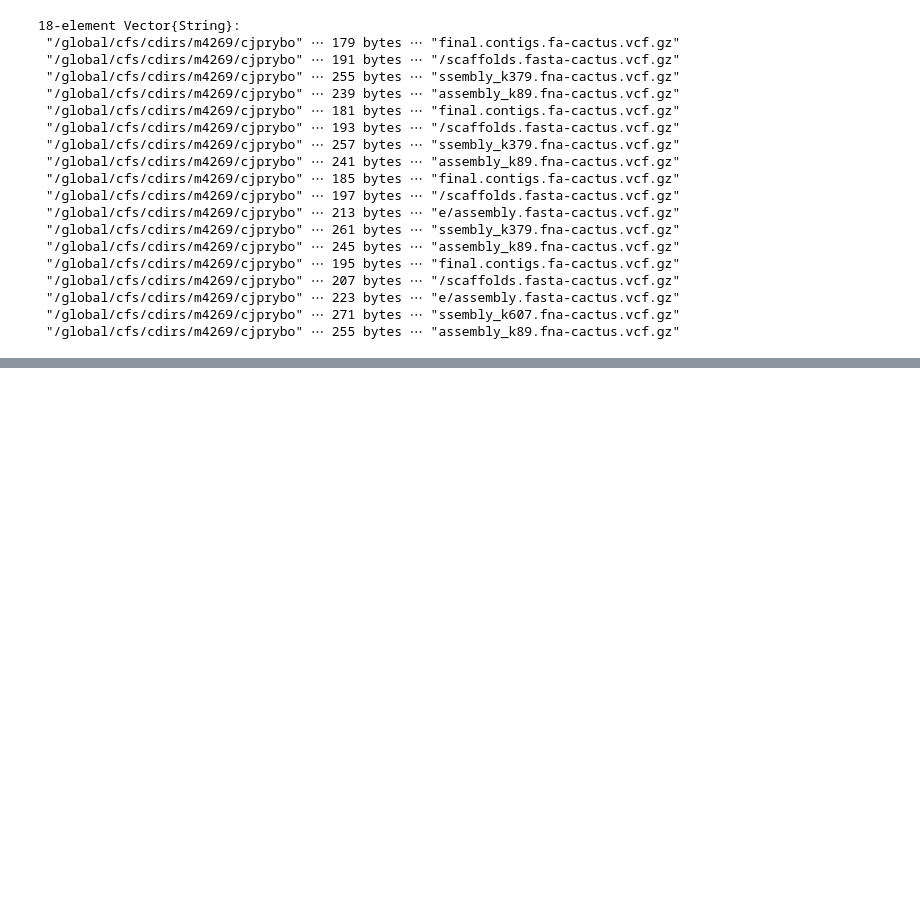
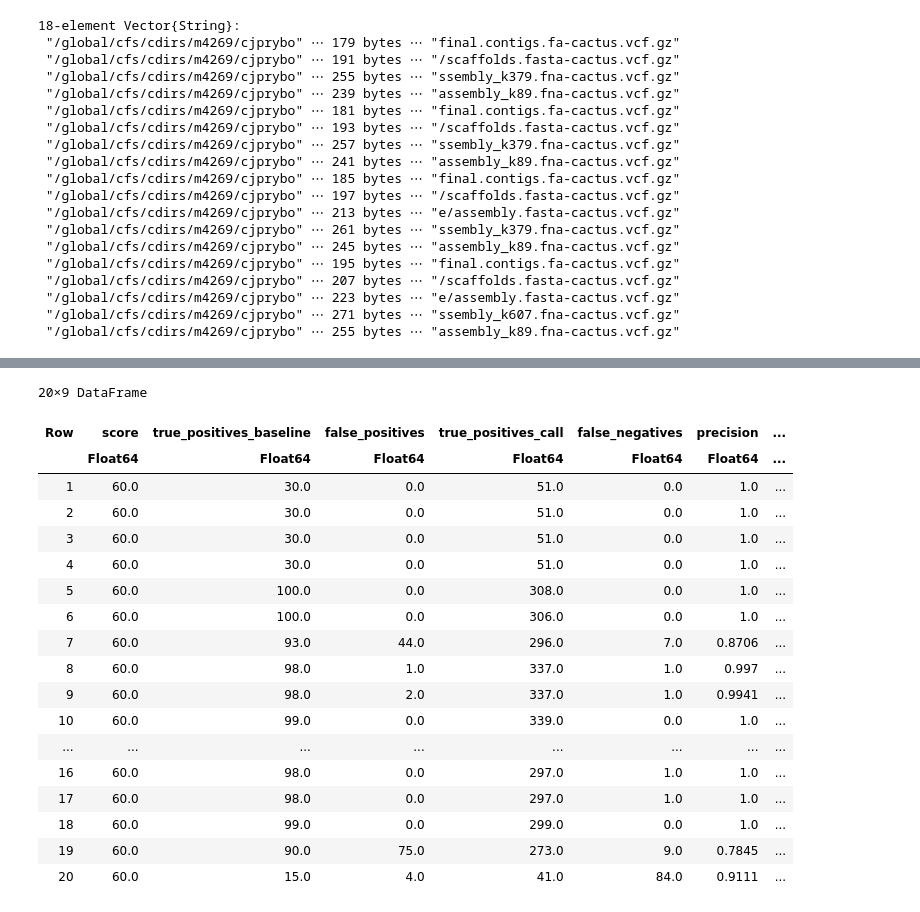
Before and after one commit to cjprybol/Mycelia, a Jupyter notebook: projects/variant-calling-benchmarking/notebooks/20240504.assembly-qc.ipynb, the cells around one changed output, grey strips where cells are left out. Cells and saved outputs as stored; diff of their text form; code cells hidden in the pictures; blank space fills up the shorter version.

Commit message:
end-to-end variant calling precision recall

```diff
--- a/projects/variant-calling-benchmarking/notebooks/20240504.assembly-qc.ipynb
+++ b/projects/variant-calling-benchmarking/notebooks/20240504.assembly-qc.ipynb
@@ -33,3 +33,19 @@ import Mycelia
 └ @ /global/cfs/cdirs/m4269/cjprybol/Mycelia/Manifest.toml:0
 [ Info: Precompiling Mycelia [453d265d-8292-4a7b-a57c-dce3f9ae6acd]
 [ Info: Skipping precompilation since __precompile__(false). Importing Mycelia [453d265d-8292-4a7b-a57c-dce3f9ae6acd].
+# %%
+function parse_rtg_eval_output(f)
+    # import CodecZlib
+    flines = readlines(CodecZlib.GzipDecompressorStream(open(f)))
+    header_line = last(filter(fline -> occursin(r"^#", fline), flines))
+    header = lstrip.(split(header_line, "\t"), '#')
+    data_lines = filter(fline -> !occursin(r"^#", fline), flines)
+    if isempty(data_lines)
+        data = [Float64[] for i in 1:length(header)]
+    else
+        data, h = uCSV.read(IOBuffer(join(data_lines, '\n')), delim='\t')
+    end
+    # data = [[parse(Float64, x)] for x in split(last(flines), '\t')]
+    # @show data, header
+    DataFrames.DataFrame(data, header)
+end
@@ -812,0 +930,2 @@ No documentation found.
+# %%
+row = pangenomic_variant_call_accuracy_table[1, :]
@@ -812,0 +937,31 @@ No documentation found.
+# %%
+weighted_roc_table = DataFrames.DataFrame()
+for row in DataFrames.eachrow(pangenomic_variant_call_accuracy_table)
+    result_table = parse_rtg_eval_output(row["weighted_roc"])
+    if !isempty(result_table)
+        result_table[!, "weighted_roc"] .= row["weighted_roc"]
+        append!(weighted_roc_table, result_table)
+        # row = (weighted_roc = row["weighted_roc"], )
+    end
+end
+weighted_roc_table
+# %% [output]
+20×9 DataFrame
+| Row | score | true_positives_baseline | false_positives | true_positives_call | false_negatives | precision | ... |
+|  | Float64 | Float64 | Float64 | Float64 | Float64 | Float64 | ... |
+| 1 | 60.0 | 30.0 | 0.0 | 51.0 | 0.0 | 1.0 | ... |
+| 2 | 60.0 | 30.0 | 0.0 | 51.0 | 0.0 | 1.0 | ... |
+| 3 | 60.0 | 30.0 | 0.0 | 51.0 | 0.0 | 1.0 | ... |
+| 4 | 60.0 | 30.0 | 0.0 | 51.0 | 0.0 | 1.0 | ... |
+| 5 | 60.0 | 100.0 | 0.0 | 308.0 | 0.0 | 1.0 | ... |
+| 6 | 60.0 | 100.0 | 0.0 | 306.0 | 0.0 | 1.0 | ... |
+| 7 | 60.0 | 93.0 | 44.0 | 296.0 | 7.0 | 0.8706 | ... |
+| 8 | 60.0 | 98.0 | 1.0 | 337.0 | 1.0 | 0.997 | ... |
+| 9 | 60.0 | 98.0 | 2.0 | 337.0 | 1.0 | 0.9941 | ... |
+| 10 | 60.0 | 99.0 | 0.0 | 339.0 | 0.0 | 1.0 | ... |
+| ... | ... | ... | ... | ... | ... | ... | ... |
+| 16 | 60.0 | 98.0 | 0.0 | 297.0 | 1.0 | 1.0 | ... |
+| 17 | 60.0 | 98.0 | 0.0 | 297.0 | 1.0 | 1.0 | ... |
+| 18 | 60.0 | 99.0 | 0.0 | 299.0 | 0.0 | 1.0 | ... |
+| 19 | 60.0 | 90.0 | 75.0 | 273.0 | 9.0 | 0.7845 | ... |
+| 20 | 60.0 | 15.0 | 4.0 | 41.0 | 84.0 | 0.9111 | ... |
```
Also changed, not shown: parts of 12 cells of this notebook, 1 other file.
